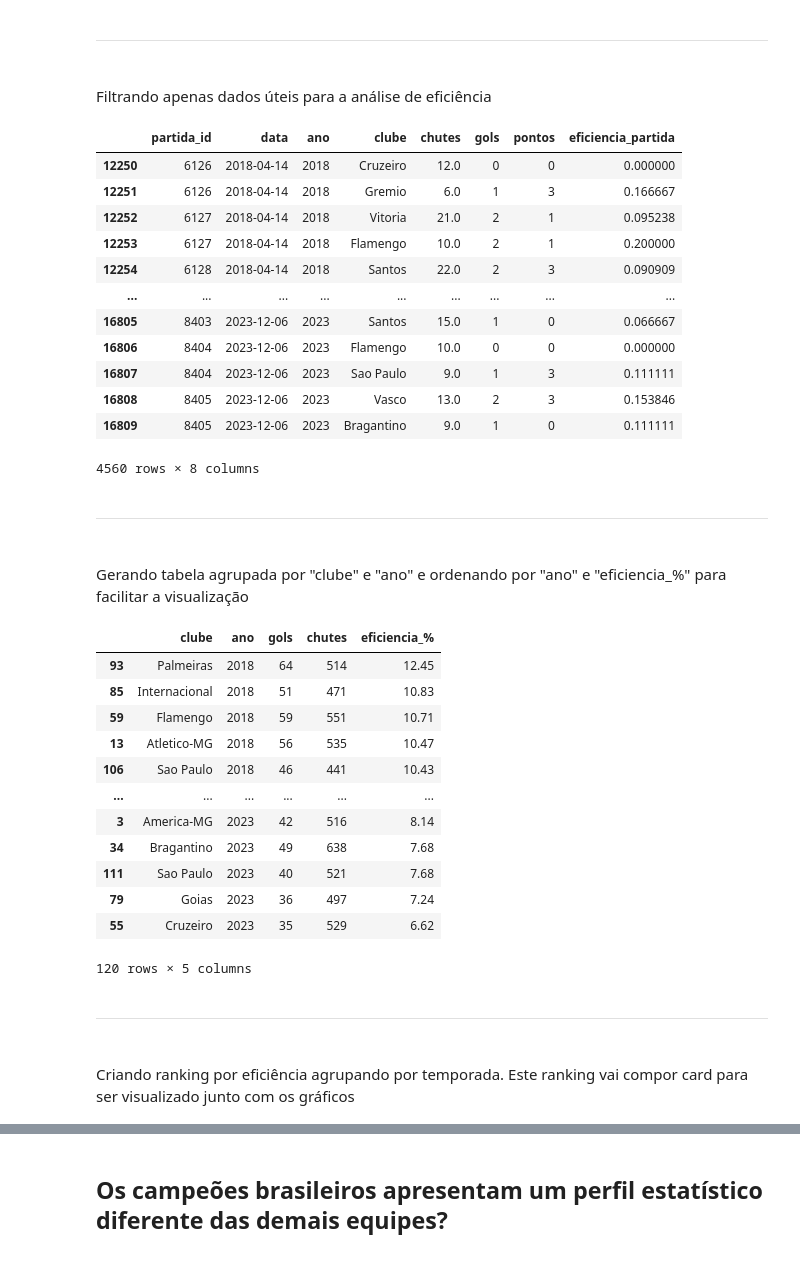
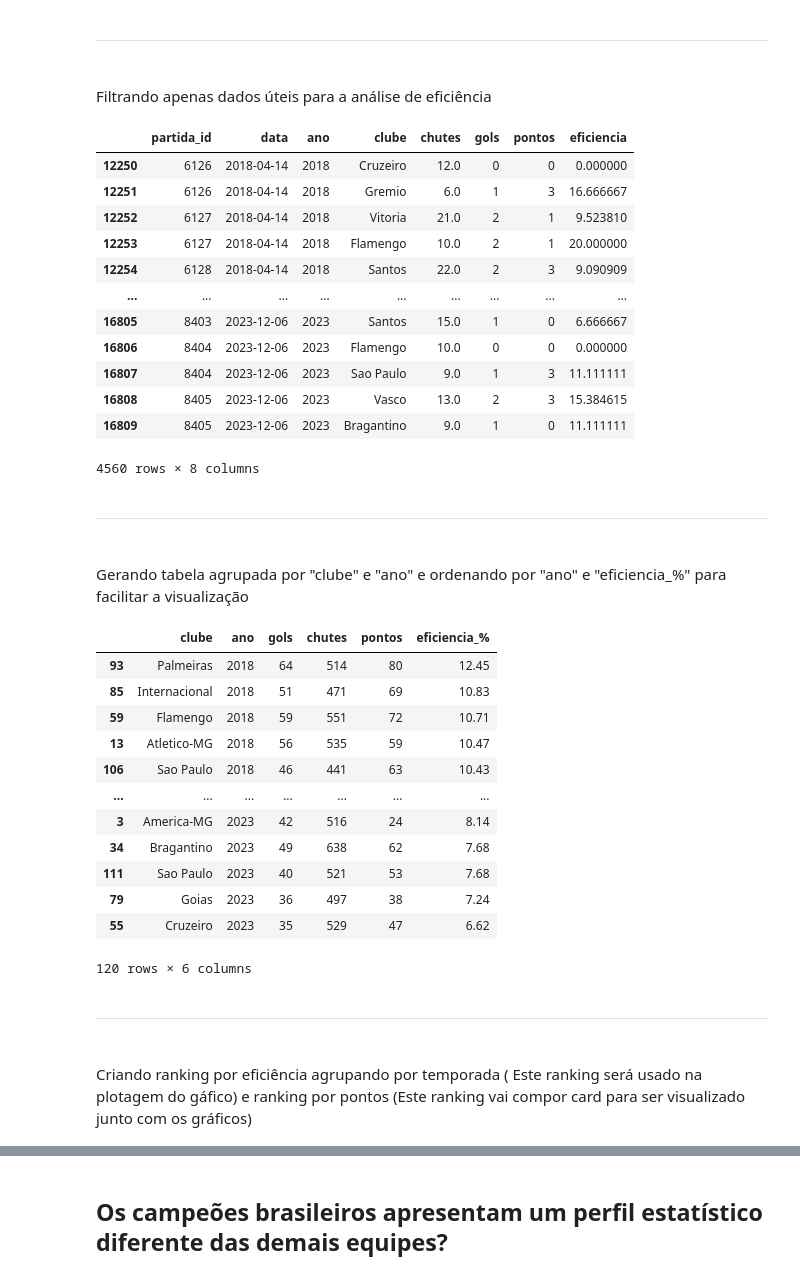
Before and after one commit to CharleneSantos/Caixaverso-FC5, a Jupyter notebook: notebooks/analises.ipynb, the cells around one changed output, grey strips where cells are left out. Saved outputs shown, nothing was run; the diff lists cells and outputs as text; code cells hidden in the pictures.

```diff
--- a/notebooks/analises.ipynb
+++ b/notebooks/analises.ipynb
@@ -58,6 +59,8 @@ df_full = kagglehub.dataset_load(
   "adaoduque/campeonato-brasileiro-de-futebol",
   full,
 )
+
+pd.set_option('display.max_columns', None)
 # %% [markdown]
 <h3>3. Informações Iniciais
 # %%
@@ -799,24 +809,26 @@ df_limpo['gols'] = df_limpo.apply(get_gols, axis=1)
 <br>
 Filtrando apenas dados úteis para a análise de eficiência
 # %%
-df_eficiencia = df_limpo[['partida_id', 'data', 'ano', 'clube', 'chutes', 'gols', 'pontos']].copy()
+df_limpo['eficiencia'] = (df_limpo['gols'] / df_limpo['chutes']) * 100
 
-df_eficiencia['eficiencia_partida'] = df_limpo['gols'] / df_limpo['chutes']
+df_eficiencia = df_limpo[['partida_id', 'data', 'ano', 'clube', 'chutes', 'gols', 'pontos', 'eficiencia']].copy()
+
+
 
 display(df_eficiencia)
 # %% [output]
-|  | partida_id | data | ano | clube | chutes | gols | pontos | eficiencia_partida |
+|  | partida_id | data | ano | clube | chutes | gols | pontos | eficiencia |
 | 12250 | 6126 | 2018-04-14 | 2018 | Cruzeiro | 12.0 | 0 | 0 | 0.000000 |
-| 12251 | 6126 | 2018-04-14 | 2018 | Gremio | 6.0 | 1 | 3 | 0.166667 |
-| 12252 | 6127 | 2018-04-14 | 2018 | Vitoria | 21.0 | 2 | 1 | 0.095238 |
-| 12253 | 6127 | 2018-04-14 | 2018 | Flamengo | 10.0 | 2 | 1 | 0.200000 |
-| 12254 | 6128 | 2018-04-14 | 2018 | Santos | 22.0 | 2 | 3 | 0.090909 |
+| 12251 | 6126 | 2018-04-14 | 2018 | Gremio | 6.0 | 1 | 3 | 16.666667 |
+| 12252 | 6127 | 2018-04-14 | 2018 | Vitoria | 21.0 | 2 | 1 | 9.523810 |
+| 12253 | 6127 | 2018-04-14 | 2018 | Flamengo | 10.0 | 2 | 1 | 20.000000 |
+| 12254 | 6128 | 2018-04-14 | 2018 | Santos | 22.0 | 2 | 3 | 9.090909 |
 | ... | ... | ... | ... | ... | ... | ... | ... | ... |
-| 16805 | 8403 | 2023-12-06 | 2023 | Santos | 15.0 | 1 | 0 | 0.066667 |
+| 16805 | 8403 | 2023-12-06 | 2023 | Santos | 15.0 | 1 | 0 | 6.666667 |
 | 16806 | 8404 | 2023-12-06 | 2023 | Flamengo | 10.0 | 0 | 0 | 0.000000 |
-| 16807 | 8404 | 2023-12-06 | 2023 | Sao Paulo | 9.0 | 1 | 3 | 0.111111 |
-| 16808 | 8405 | 2023-12-06 | 2023 | Vasco | 13.0 | 2 | 3 | 0.153846 |
-| 16809 | 8405 | 2023-12-06 | 2023 | Bragantino | 9.0 | 1 | 0 | 0.111111 |
+| 16807 | 8404 | 2023-12-06 | 2023 | Sao Paulo | 9.0 | 1 | 3 | 11.111111 |
+| 16808 | 8405 | 2023-12-06 | 2023 | Vasco | 13.0 | 2 | 3 | 15.384615 |
+| 16809 | 8405 | 2023-12-06 | 2023 | Bragantino | 9.0 | 1 | 0 | 11.111111 |
 4560 rows × 8 columns
 # %% [markdown]
 <hr>
@@ -824,35 +836,35 @@ display(df_eficiencia)
 Gerando tabela agrupada por "clube" e "ano" e ordenando por "ano" e "eficiencia_%" para facilitar a visualização
 # %%
 eficiencia_agrupada = (
-    df_eficiencia.groupby(["clube", "ano"])[["gols", "chutes"]]
+    df_eficiencia.groupby(["clube", "ano"])[["gols", "chutes", "pontos"]]
     .sum()
     .reset_index()
 )
 
 eficiencia_agrupada['eficiencia_%'] = ((eficiencia_agrupada['gols'] / eficiencia_agrupada['chutes']) * 100).round(2)
 
 eficiencia_agrupada = eficiencia_agrupada.sort_values(
     by=["ano", "eficiencia_%"], ascending=[True, False]
 )
 eficiencia_agrupada["chutes"] = eficiencia_agrupada["chutes"].astype(int)
 
 display(eficiencia_agrupada)
 # %% [output]
-|  | clube | ano | gols | chutes | eficiencia_% |
-| 93 | Palmeiras | 2018 | 64 | 514 | 12.45 |
-| 85 | Internacional | 2018 | 51 | 471 | 10.83 |
-| 59 | Flamengo | 2018 | 59 | 551 | 10.71 |
-| 13 | Atletico-MG | 2018 | 56 | 535 | 10.47 |
-| 106 | Sao Paulo | 2018 | 46 | 441 | 10.43 |
-| ... | ... | ... | ... | ... | ... |
-| 3 | America-MG | 2023 | 42 | 516 | 8.14 |
-| 34 | Bragantino | 2023 | 49 | 638 | 7.68 |
-| 111 | Sao Paulo | 2023 | 40 | 521 | 7.68 |
-| 79 | Goias | 2023 | 36 | 497 | 7.24 |
-| 55 | Cruzeiro | 2023 | 35 | 529 | 6.62 |
+|  | clube | ano | gols | chutes | pontos | eficiencia_% |
+| 93 | Palmeiras | 2018 | 64 | 514 | 80 | 12.45 |
+| 85 | Internacional | 2018 | 51 | 471 | 69 | 10.83 |
+| 59 | Flamengo | 2018 | 59 | 551 | 72 | 10.71 |
+| 13 | Atletico-MG | 2018 | 56 | 535 | 59 | 10.47 |
+| 106 | Sao Paulo | 2018 | 46 | 441 | 63 | 10.43 |
+| ... | ... | ... | ... | ... | ... | ... |
+| 3 | America-MG | 2023 | 42 | 516 | 24 | 8.14 |
+| 34 | Bragantino | 2023 | 49 | 638 | 62 | 7.68 |
+| 111 | Sao Paulo | 2023 | 40 | 521 | 53 | 7.68 |
+| 79 | Goias | 2023 | 36 | 497 | 38 | 7.24 |
+| 55 | Cruzeiro | 2023 | 35 | 529 | 47 | 6.62 |
-120 rows × 5 columns
+120 rows × 6 columns
 # %% [markdown]
 <hr>
 <br>
-Criando ranking por eficiência agrupando por temporada. Este ranking vai compor card para ser visualizado junto com os gráficos
+Criando ranking por eficiência agrupando por temporada ( Este ranking será usado na plotagem do gáfico) e ranking por pontos (Este ranking vai compor card para ser visualizado junto com os gráficos)
 # %%
```
Also changed, not shown: parts of 37 cells of this notebook, 1 other file.
